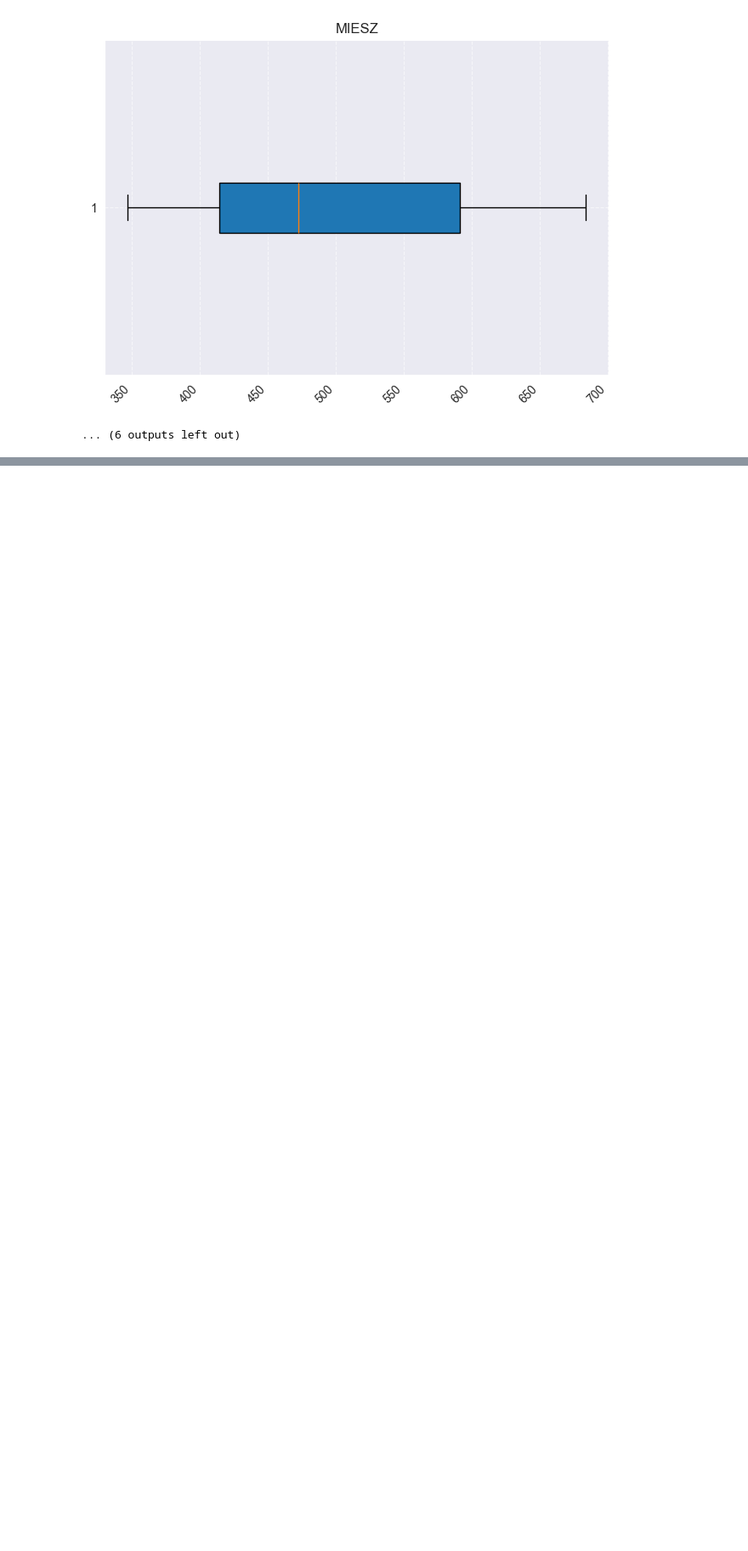
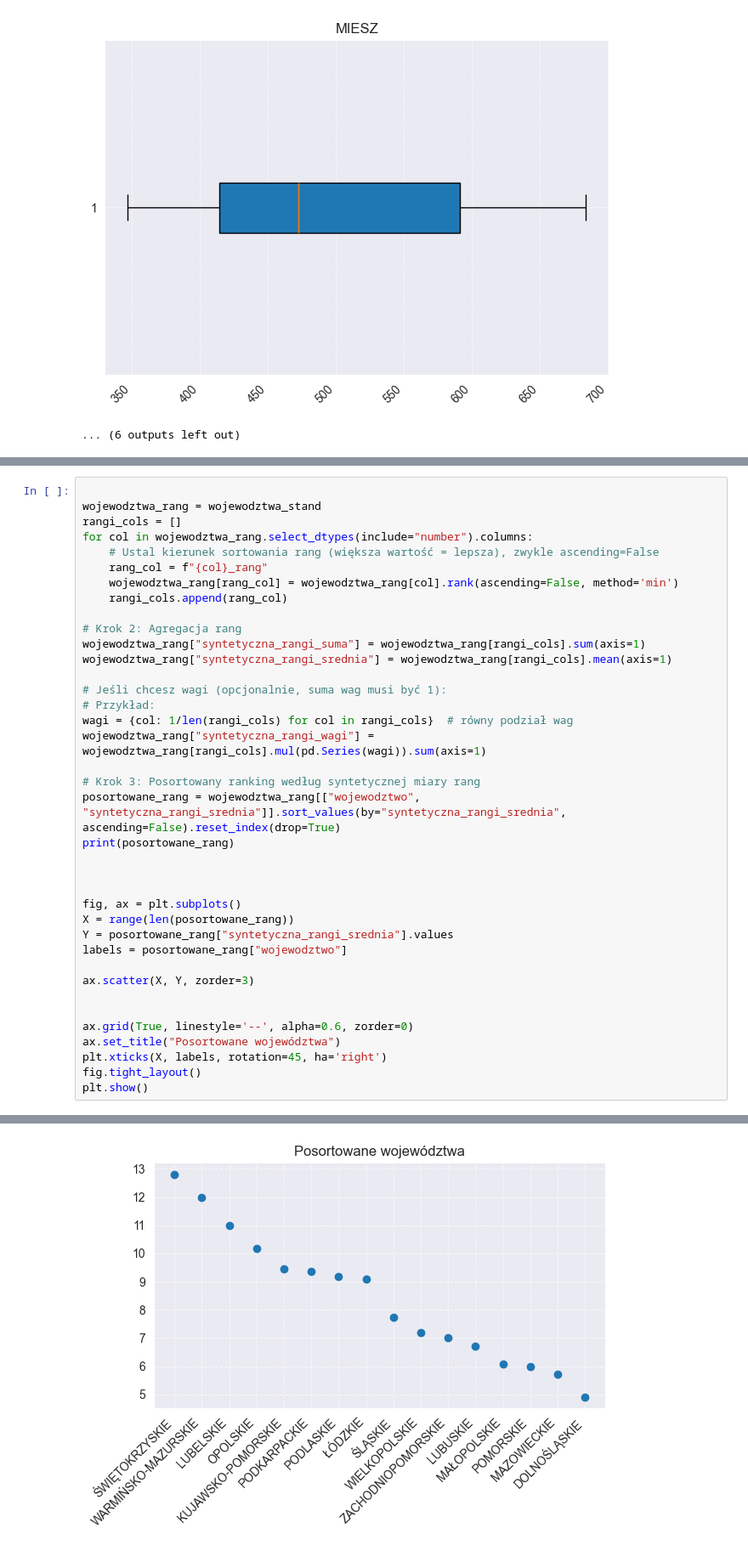
Before and after one commit to Jakaz78/Analiza, a Jupyter notebook: main.ipynb, the cells around one changed output, grey strips where cells are left out. Shown at 85% size. Saved outputs shown, nothing was run; the diff lists cells and outputs as text; blank space fills up the shorter version.

```diff
--- a/main.ipynb
+++ b/main.ipynb
@@ -212,0 +250,39 @@ Wieksze!
+# %%
+
+wojewodztwa_rang = wojewodztwa_stand
+rangi_cols = []
+for col in wojewodztwa_rang.select_dtypes(include="number").columns:
+    # Ustal kierunek sortowania rang (większa wartość = lepsza), zwykle ascending=False
+    rang_col = f"{col}_rang"
+    wojewodztwa_rang[rang_col] = wojewodztwa_rang[col].rank(ascending=False, method='min')
+    rangi_cols.append(rang_col)
+
+# Krok 2: Agregacja rang
+wojewodztwa_rang["syntetyczna_rangi_suma"] = wojewodztwa_rang[rangi_cols].sum(axis=1)
+wojewodztwa_rang["syntetyczna_rangi_srednia"] = wojewodztwa_rang[rangi_cols].mean(axis=1)
+
+# Jeśli chcesz wagi (opcjonalnie, suma wag musi być 1):
+# Przykład:
+wagi = {col: 1/len(rangi_cols) for col in rangi_cols}  # równy podział wag
+wojewodztwa_rang["syntetyczna_rangi_wagi"] = wojewodztwa_rang[rangi_cols].mul(pd.Series(wagi)).sum(axis=1)
+
+# Krok 3: Posortowany ranking według syntetycznej miary rang
+posortowane_rang = wojewodztwa_rang[["wojewodztwo", "syntetyczna_rangi_srednia"]].sort_values(by="syntetyczna_rangi_srednia", ascending=False).reset_index(drop=True)
+print(posortowane_rang)
+
+
+
+fig, ax = plt.subplots()
+X = range(len(posortowane_rang))
+Y = posortowane_rang["syntetyczna_rangi_srednia"].values
+labels = posortowane_rang["wojewodztwo"]
+
+ax.scatter(X, Y, zorder=3)
+
+
+ax.grid(True, linestyle='--', alpha=0.6, zorder=0)
+ax.set_title("Posortowane województwa")
+plt.xticks(X, labels, rotation=45, ha='right')
+fig.tight_layout()
+plt.show()
+# %% [output]
@@ -212,0 +306 @@ Wieksze!
+[figure, added]
```
Also changed, not shown: parts of 4 cells of this notebook.
